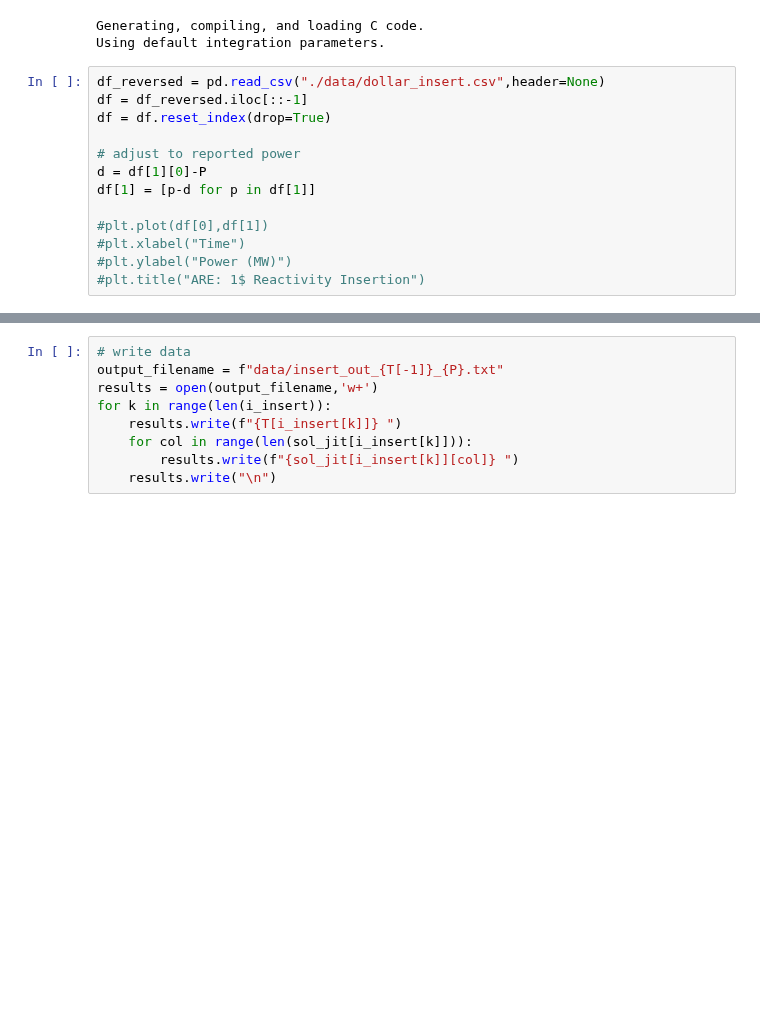
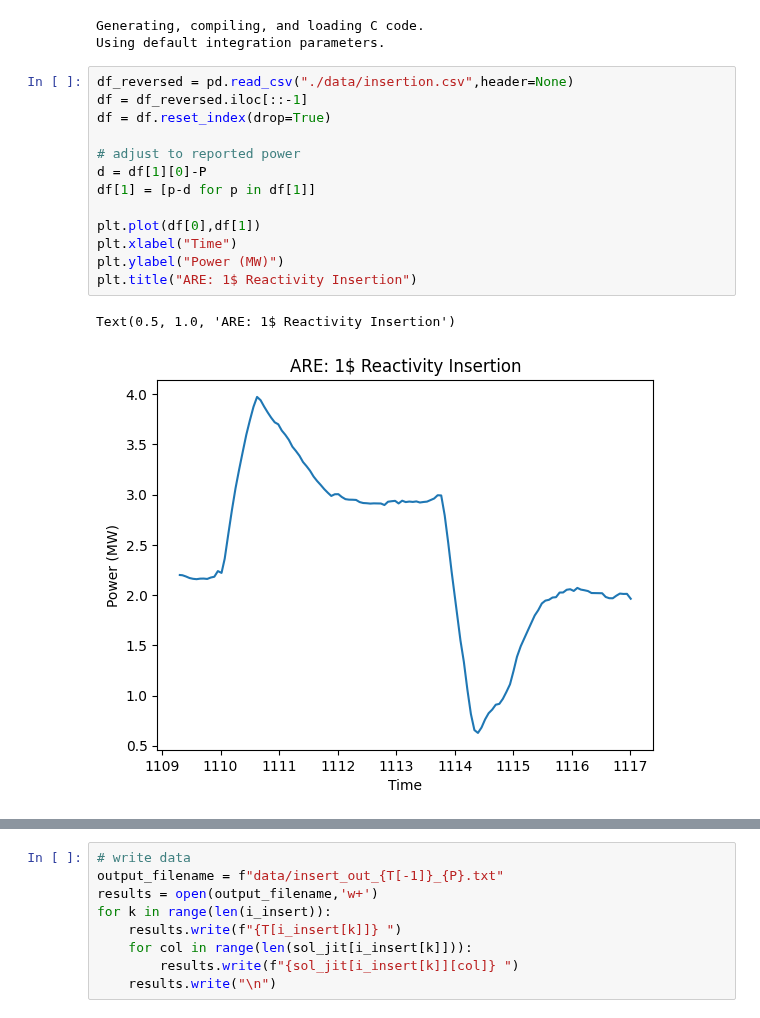
Before and after one commit to LukeLabrie/msc_eng_thesis, a Jupyter notebook: are/model_insert.ipynb, the cells around one changed output, grey strips where cells are left out. Cells and saved outputs as stored; diff of their text form; blank space fills up the shorter version.

```diff
--- a/are/model_insert.ipynb
+++ b/are/model_insert.ipynb
@@ -221,18 +193,21 @@ for t_x in T:
 Generating, compiling, and loading C code.
 Using default integration parameters.
 # %%
-df_reversed = pd.read_csv("./data/dollar_insert.csv",header=None)
+df_reversed = pd.read_csv("./data/insertion.csv",header=None)
 df = df_reversed.iloc[::-1]
 df = df.reset_index(drop=True)
 
 # adjust to reported power
 d = df[1][0]-P
 df[1] = [p-d for p in df[1]]
 
-#plt.plot(df[0],df[1])
-#plt.xlabel("Time")
-#plt.ylabel("Power (MW)")
-#plt.title("ARE: 1$ Reactivity Insertion")
+plt.plot(df[0],df[1])
+plt.xlabel("Time")
+plt.ylabel("Power (MW)")
+plt.title("ARE: 1$ Reactivity Insertion")
+# %% [output]
+Text(0.5, 1.0, 'ARE: 1$ Reactivity Insertion')
+[figure, added]
 # %%
 t_before_data = (1110-df[0][0])*60
 duration_data = (df.iloc[-1][0]-df[0][0])*60
```
Also changed, not shown: parts of 6 cells of this notebook, 5 other files.
